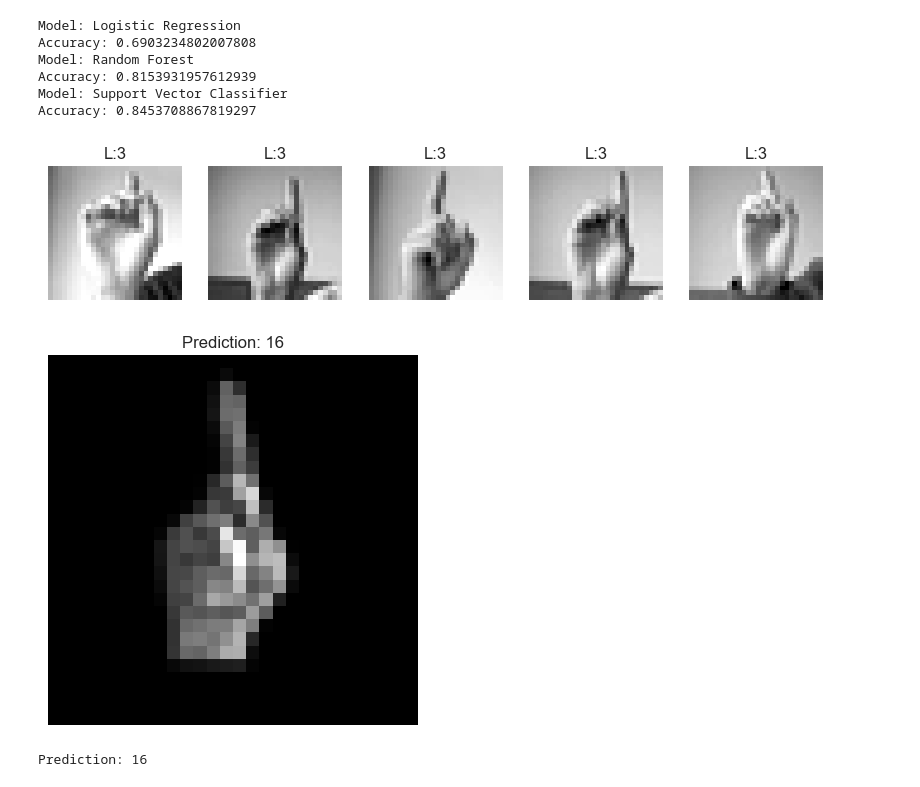
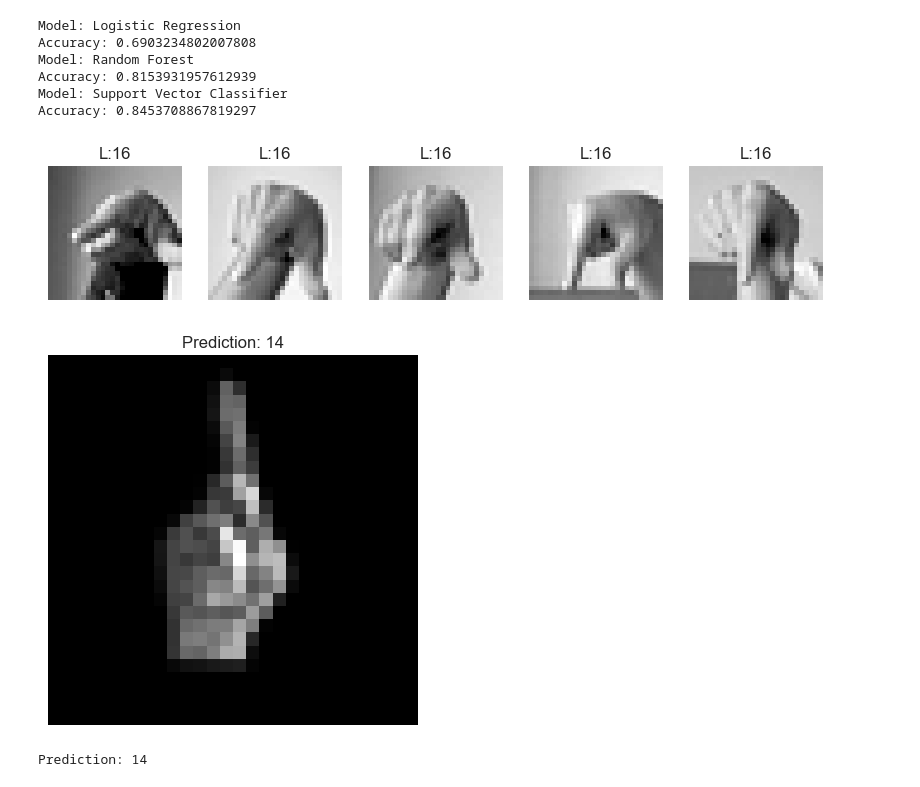
Before and after one commit to TimBjorkegren/sign-language-mnist, a Jupyter notebook: sign_mnist_training.ipynb, the cells around one changed output. Drawn from its saved outputs; the diff is of its cells as text; code cells hidden in the pictures.

```diff
--- a/sign_mnist_training.ipynb
+++ b/sign_mnist_training.ipynb
@@ -132,22 +132,22 @@ Accuracy: 0.8453708867819297
 # %%
 #Showcasing the label five different types
 
-target_label = 3
+target_label = 16
 
 target_label_row = train_df[train_df["label"] == target_label]
-examples = target_label_row = target_label_row.sample(5, random_state=42)
+examples = target_label_row.sample(5, random_state=42)
 
 plt.figure(figsize=(10,2))
 for i , (_, row) in enumerate(examples.iterrows()):
     image = row[1:].values.reshape(28, 28)
     plt.subplot(1, 5, i+1)
     plt.imshow(image, cmap="gray")
-    plt.title(f"L:{label}")
+    plt.title(f"L:{target_label}")
     plt.axis("off")
 
 plt.show()
 # %% [output]
-[figure, old version]
+[figure, new version]
 # %%
 #Handling the image and predicting it.
 
@@ -160,7 +160,7 @@ pixels = img_array.reshape(1, -1)
 
 pixels_scaled = scaler.transform(pixels)
 
-prediction = log_reg.predict(pixels_scaled)[0]
+prediction = rfg.predict(pixels_scaled)[0]
 
 plt.imshow(img_array, cmap="gray")
 plt.title(f"Prediction: {prediction}")
@@ -170,4 +170,4 @@ plt.show()
 print("Prediction:", prediction)
 # %% [output]
 [figure]
-Prediction: 16
+Prediction: 14
```
